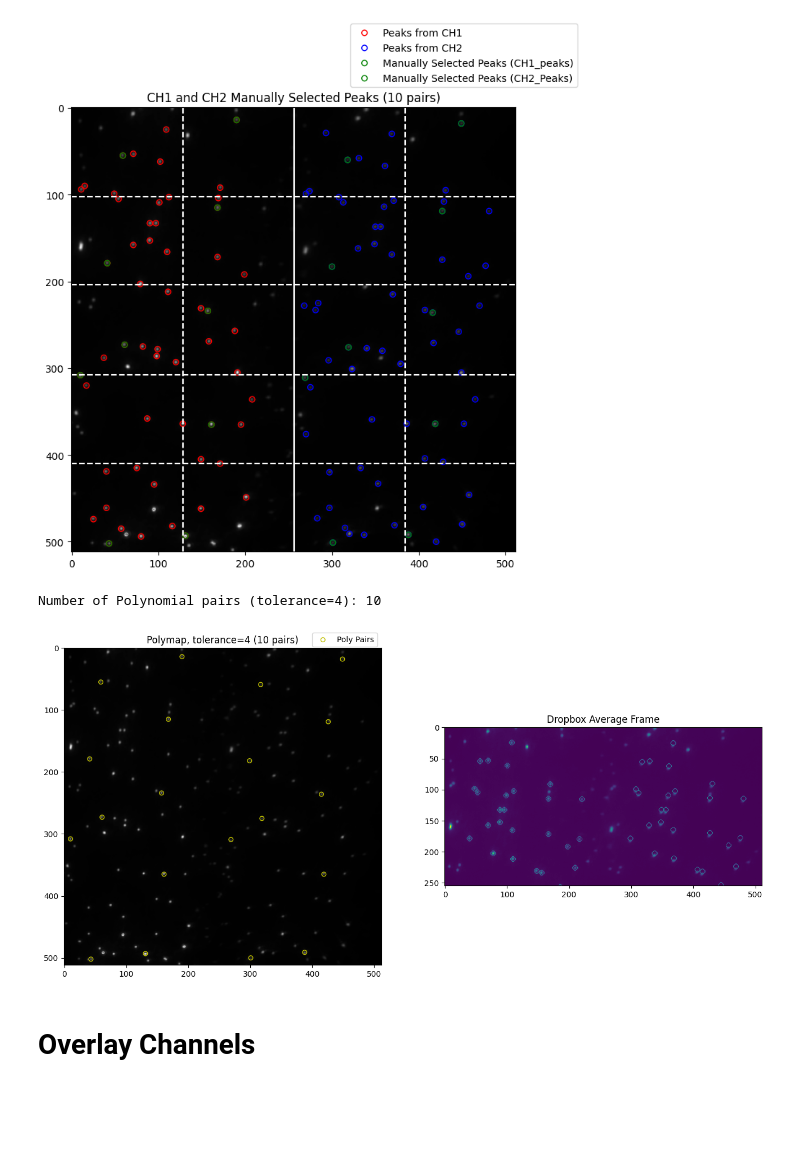
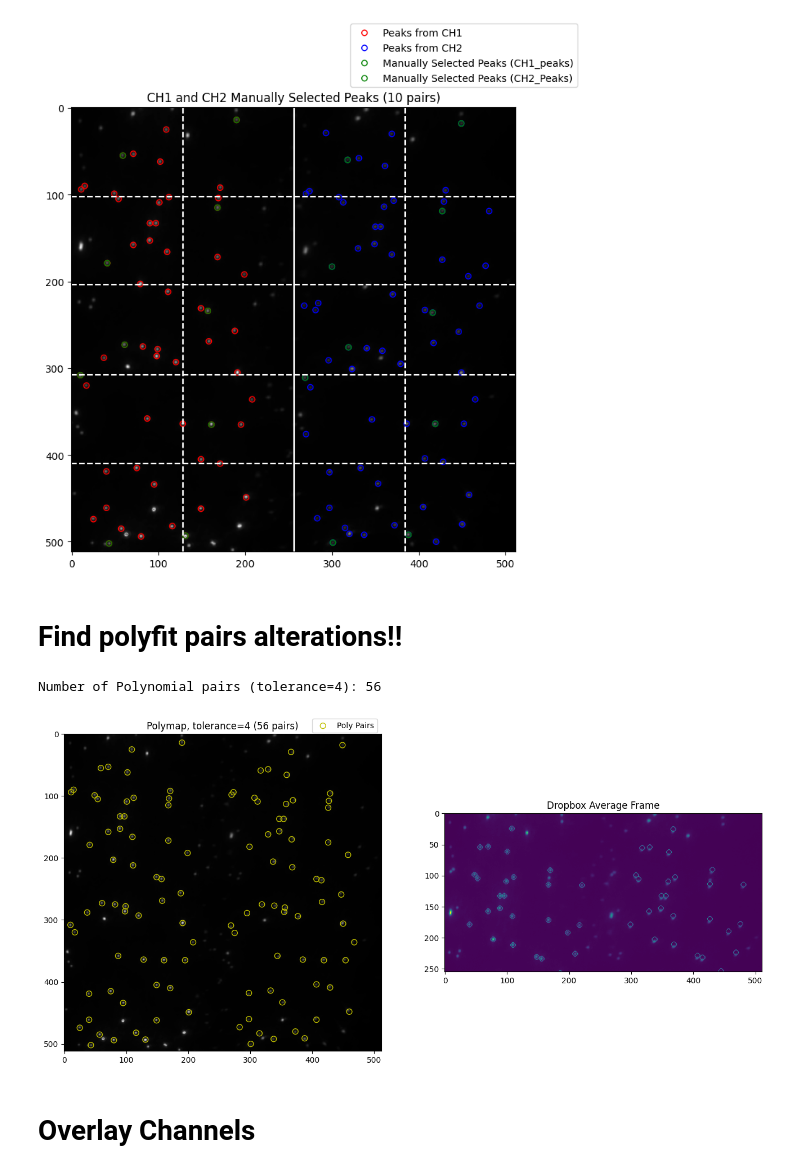
Before and after one commit to ljhason/smImaging-Exploration, a Jupyter notebook: Channel Mapping/Avg_merged.ipynb, the cells around one changed output. Cells and saved outputs as stored; diff of their text form; code cells hidden in the pictures; blank space fills up the shorter version.

Commit message:
Fixed PolyPair

```diff
--- a/Channel Mapping/Avg_merged.ipynb
+++ b/Channel Mapping/Avg_merged.ipynb
@@ -96,7 +101,7 @@ CH1_peaks_10= np.array([[14, 190], [308, 10], [493, 131], [115, 168], [273, 61],
 CH2_peaks_10 = np.array([[18, 449], [311, 269], [492, 388], [119, 427], [276, 319], [60, 318], [183, 300], [236, 416], [364, 419], [501, 301]])
 
 params_x_man_10, params_y_man_10 = find_polyfit_params(CH1_peaks_10, CH2_peaks_10, degree=3)
-mapped_peaks_10 = apply_polyfit_params(CH1_peaks_10, params_x_man_10, params_y_man_10).astype(np.uint16)
+mapped_peaks_10 = apply_polyfit_params(good_peaks_1, params_x_man_10, params_y_man_10).astype(np.uint16)
 
 print("X-Mapping Parameters:", params_x_man_10)
 print("Y-Mapping Parameters:", params_y_man_10)
@@ -125,28 +130,53 @@ plt.legend(loc='upper right', bbox_to_anchor=(1.15, 1.2))
 plt.show()
 # %% [output]
 [figure]
+# %% [markdown]
+# Find polyfit pairs alterations!!
+# %%
+# I hope that after applying this function to CH1 peaks
+def find_polyfit_pairs(mapped_peaks, peaks_1, tolerance=1):
+    # we are comparing mapped peaks to CH2 peaks
+    map_list = [tuple(peak) for peak in mapped_peaks]
+    gp1_list = [tuple(peak) for peak in peaks_1]
+    gp1_set = set(gp1_list)
+
+    poly_pair_count = 0
+    poly_pair_arr_CH1 = []
+    poly_pair_arr_CH2 = []
+
+    for coord in map_list:
+            for c in gp1_set:
+                if (abs(coord[0] - c[0])) <=tolerance and (256-tolerance <= abs(coord[1] - c[1]) <= 256+tolerance) and c not in poly_pair_arr_CH1:
+                    poly_pair_count += 1
+                    poly_pair_arr_CH1.append(c)
+                    poly_pair_arr_CH2.append(coord)
+                    break
+
+    poly_pair_arr_CH1 = np.array(poly_pair_arr_CH1)
+    poly_pair_arr_CH2 = np.array(poly_pair_arr_CH2)
+    return poly_pair_count, poly_pair_arr_CH1, poly_pair_arr_CH2
 # %%
 # tolerance = 4
 poly_pair_count_tol4_10, poly_pair_arr_CH1_tol4_10, poly_pair_arr_CH2_tol4_10 = find_polyfit_pairs(mapped_peaks_10, good_peaks_1, tolerance=4)
 
 print(f"Number of Polynomial pairs (tolerance=4): {poly_pair_count_tol4_10}")
 # %% [output]
-Number of Polynomial pairs (tolerance=4): 10
+Number of Polynomial pairs (tolerance=4): 56
 # %%
 fig, axes = plt.subplots(1, 2, figsize=(16, 48))
 axes[0].imshow(image, cmap="gray")
 axes[0].set_title(f"Polymap, tolerance=4 ({poly_pair_count_tol4_10} pairs)")
 # axes[0].scatter(good_peaks_1[:, 1], good_peaks_1[:, 0], s=50, facecolors='none', edgecolors='r', label='Peaks from CH1')
 # axes[0].scatter(good_peaks_2_CH2[:, 1], good_peaks_2_CH2[:, 0], s=50, facecolors='none', edgecolors='b', label='Peaks from CH2')
-axes[0].scatter(poly_pair_arr_CH1_tol4_10[:, 1], poly_pair_arr_CH1_tol4_10[:, 0], s=30, facecolors='none', edgecolors='y', label='Poly Pairs')
-axes[0].scatter(poly_pair_arr_CH2_tol4_10[:, 1], poly_pair_arr_CH2_tol4_10[:, 0], s=30, facecolors='none', edgecolors='y')
+axes[0].scatter(poly_pair_arr_CH1_tol4_10[:, 1], poly_pair_arr_CH1_tol4_10[:, 0], s=50, facecolors='none', edgecolors='y', label='Poly Pairs')
+axes[0].scatter(poly_pair_arr_CH2_tol4_10[:, 1], poly_pair_arr_CH2_tol4_10[:, 0], s=50, facecolors='none', edgecolors='y')
 axes[0].legend(loc='upper right', bbox_to_anchor=(1.0, 1.06))
 
 axes[1].imshow(hel1_ave_image)
 axes[1].set_title("Dropbox Average Frame")
 plt.show()
 # %% [output]
-[figure, old version]
+[figure, new version]
 # %% [markdown]
 # Overlay Channels
 # %%
```
Also changed, not shown: parts of 4 cells of this notebook.
